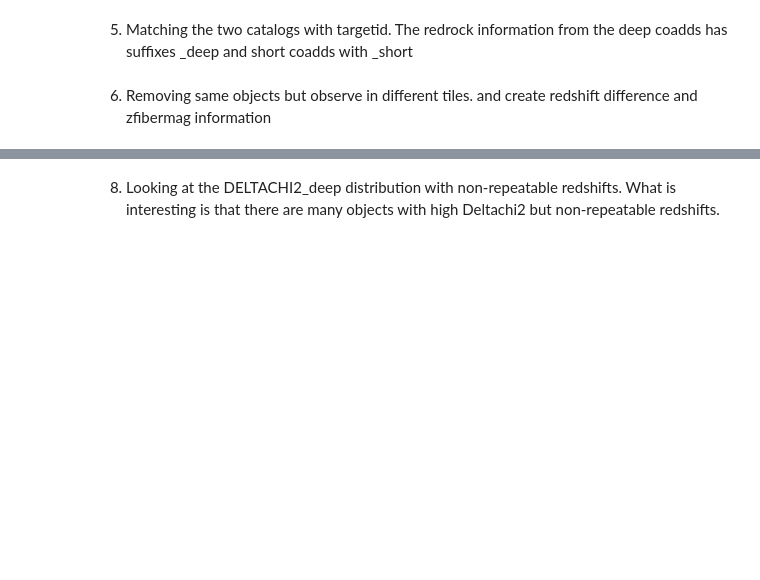
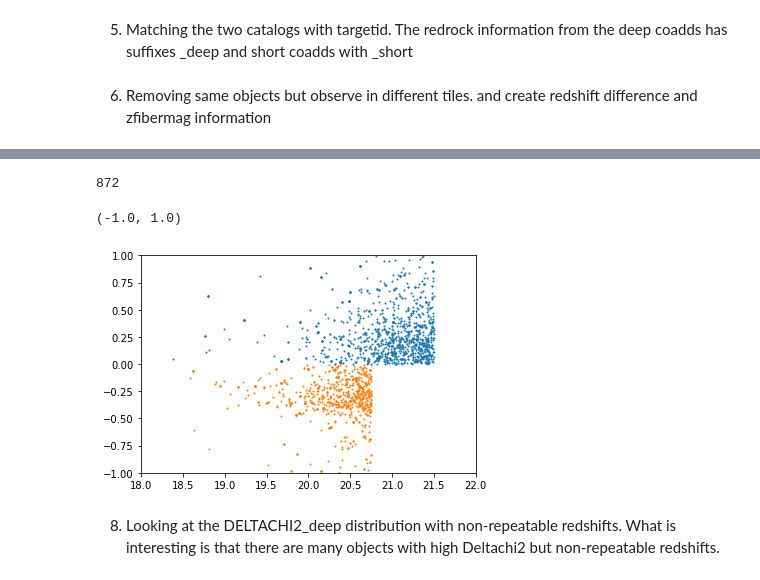
Before and after one commit to astro-blue/DESI_VI, a Jupyter notebook: SV_selection_algorithm/VI_selection_for_SV_BGSs.ipynb, the cells around one changed output, grey strips where cells are left out. Cells and saved outputs as stored; diff of their text form; code cells hidden in the pictures; blank space fills up the shorter version.

```diff
--- a/SV_selection_algorithm/VI_selection_for_SV_BGSs.ipynb
+++ b/SV_selection_algorithm/VI_selection_for_SV_BGSs.ipynb
@@ -45,7 +45,8 @@ plt.legend()
 4. Creating pandas tables from fit formats
 # %%
 new_catalog_BGS_short = catalog_BGS_short[['TARGETID','Z','subset','TILEID','EFFTIME_BRIGHT','DELTACHI2','ZWARN']].to_pandas()
-new_catalog_BGS = catalog_BGS['TARGETID','Z','subset','TILEID','DELTACHI2','EFFTIME_BRIGHT','FIBERFLUX_R','FIBERFLUX_Z','EBV','ZWARN'].to_pandas()
+new_catalog_BGS = catalog_BGS['TARGETID','Z','subset','TILEID','DELTACHI2',
+                              'EFFTIME_BRIGHT','FIBERFLUX_R','FLUX_R','FIBERFLUX_Z','FLUX_W1','FLUX_G','FLUX_Z','EBV','ZWARN'].to_pandas()
 # %% [markdown]
 5. Matching the two catalogs with targetid. The redrock information from the deep coadds has suffixes _deep and short coadds with _short
 # %%
@@ -85,0 +112,21 @@ dz_not_good_catalog = final_match_catalog[(final_match_catalog['dz']>0.0033) &
+# %%
+dz_not_good_catalog_color_h = final_match_catalog[(final_match_catalog['dz']>0.0033) &
+                                          (final_match_catalog['DELTACHI2_deep']>15) &
+                                          (final_match_catalog['Z_deep']<0.9) &
+                                          (final_match_catalog['DELTACHI2_short']>10) &
+                                          (final_match_catalog['rfibermag']<=21.5) &
+                                          (final_match_catalog['color']>=0) &
+                                          (final_match_catalog['ZWARN_deep']<=4) &
+                                          (final_match_catalog['ZWARN_short']<=4)]
+print(len(set(dz_not_good_catalog_color_h['TARGETID'])))
+#print(len(final_match_catalog))
+# %% [output]
+872
+# %%
+plt.scatter(dz_not_good_catalog_color_h['rfibermag'],dz_not_good_catalog_color_h['color'],s=1)
+plt.scatter(dz_not_good_catalog_color_l['rfibermag'],dz_not_good_catalog_color_l['color'],s=1)
+plt.xlim(18,22)
+plt.ylim(-1,1)
+# %% [output]
+(-1.0, 1.0)
+[figure, added]
```
Also changed, not shown: parts of 22 cells of this notebook, 2 other files.
